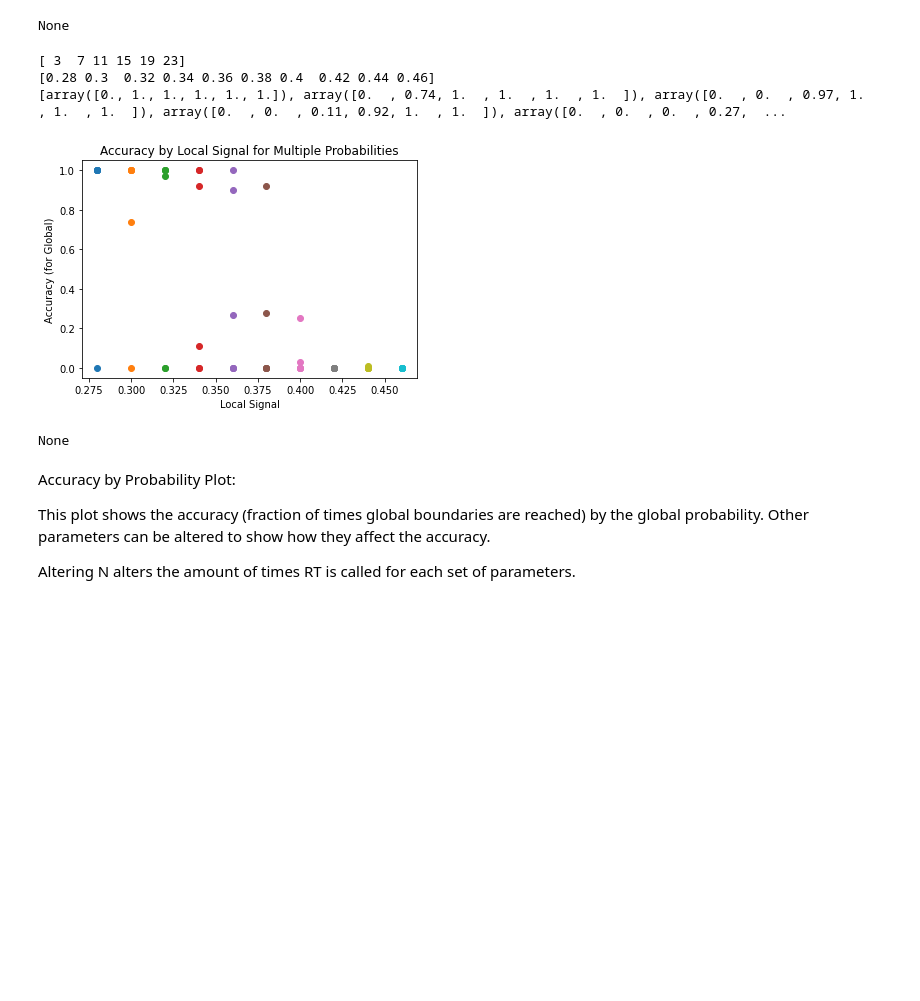
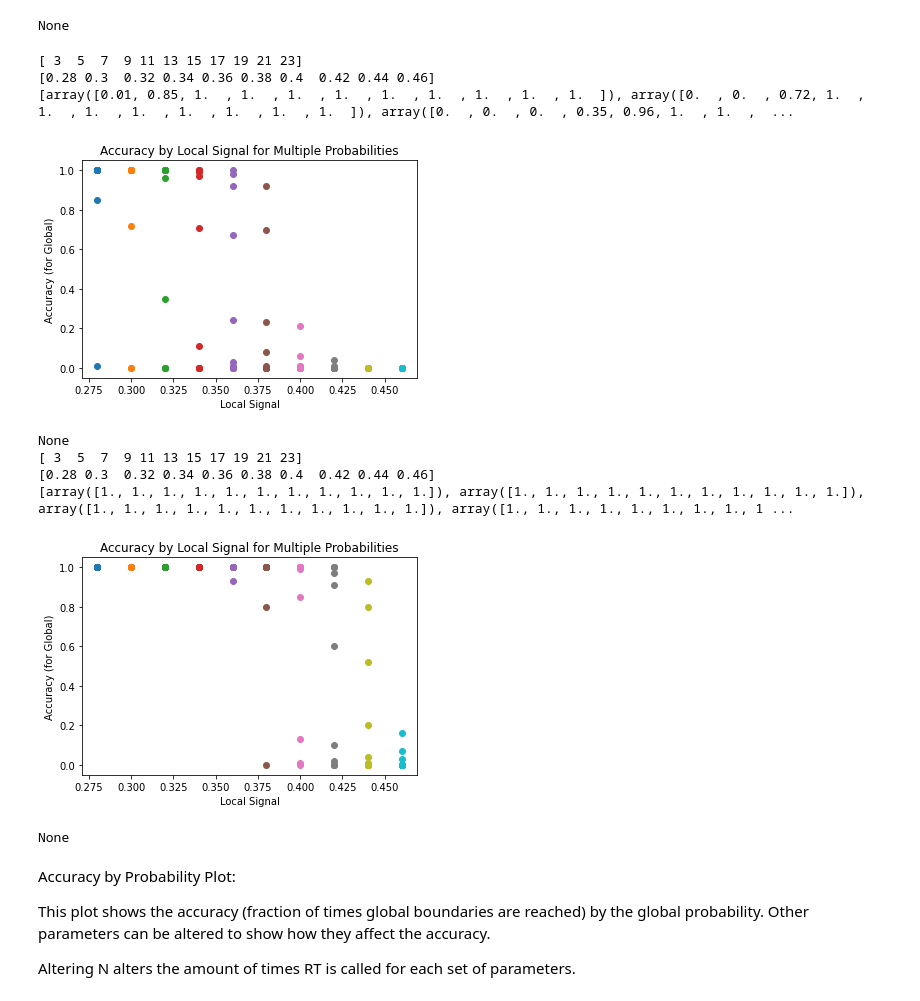
Before and after one commit to yGit741/comdepri, a Jupyter notebook: accuracy_simulation_210121.ipynb, the cells around one changed output. Saved outputs shown, nothing was run; the diff lists cells and outputs as text; code cells hidden in the pictures; blank space fills up the shorter version.

```diff
--- a/accuracy_simulation_210121.ipynb
+++ b/accuracy_simulation_210121.ipynb
@@ -113,32 +113,39 @@ print(plot_acc_for_mult_prob_by_n())
 [figure]
 None
 # %%
-def plot_acc_for_mult_prob_by_loc_sig(N=100, probmin=3, probmax=25, locmin=0.28, locmax=0.48, pstep = 4, locstep=0.02, n=6, global_s=0.55):
+def plot_acc_for_mult_prob_by_loc_sig(N=100, probmin=3, probmax=25, locmin=0.28, locmax=0.48, pstep = 2, locstep=0.02, n=6, global_s=0.55):
   prob_array = np.array(range(probmin,probmax,pstep))
   print(prob_array)
   loc_sig_array = np.arange(locmin, locmax, locstep)
   print(loc_sig_array)
   lst_for_plot=[]
   for sig in loc_sig_array:
     acc_by_prob = lambda y: df_accuracy(N=N, p_global=y, global_s=global_s, local_s=sig, n=n)
     array_of_prob_for_single_loc_sig = np.array([acc_by_prob(yi) for yi in prob_array])
     lst_for_plot.append(array_of_prob_for_single_loc_sig)
   print(lst_for_plot)
   for xe, ye in zip(loc_sig_array, lst_for_plot):
     plt.scatter([xe]*len(ye), ye)
 
   plt.title('Accuracy by Local Signal for Multiple Probabilities')
   plt.xlabel('Local Signal')
   plt.ylabel('Accuracy (for Global)')
   return plt.show()
 
 print(plot_acc_for_mult_prob_by_loc_sig())
+
+print(plot_acc_for_mult_prob_by_loc_sig(n=12))
 # %% [output]
-[ 3  7 11 15 19 23]
+[ 3  5  7  9 11 13 15 17 19 21 23]
 [0.28 0.3  0.32 0.34 0.36 0.38 0.4  0.42 0.44 0.46]
-[array([0., 1., 1., 1., 1., 1.]), array([0.  , 0.74, 1.  , 1.  , 1.  , 1.  ]), array([0.  , 0.  , 0.97, 1.  , 1.  , 1.  ]), array([0.  , 0.  , 0.11, 0.92, 1.  , 1.  ]), array([0.  , 0.  , 0.  , 0.27,  ...
+[array([0.01, 0.85, 1.  , 1.  , 1.  , 1.  , 1.  , 1.  , 1.  , 1.  , 1.  ]), array([0.  , 0.  , 0.72, 1.  , 1.  , 1.  , 1.  , 1.  , 1.  , 1.  , 1.  ]), array([0.  , 0.  , 0.  , 0.35, 0.96, 1.  , 1.  ,  ...
-[figure, old version]
+[figure, new version]
 None
+[ 3  5  7  9 11 13 15 17 19 21 23]
+[0.28 0.3  0.32 0.34 0.36 0.38 0.4  0.42 0.44 0.46]
+[array([1., 1., 1., 1., 1., 1., 1., 1., 1., 1., 1.]), array([1., 1., 1., 1., 1., 1., 1., 1., 1., 1., 1.]), array([1., 1., 1., 1., 1., 1., 1., 1., 1., 1., 1.]), array([1., 1., 1., 1., 1., 1., 1., 1., 1 ...
+[figure, added]
+None
 # %% [markdown]
 Accuracy by Probability Plot:
 
```
Also changed, not shown: parts of 2 cells of this notebook.
